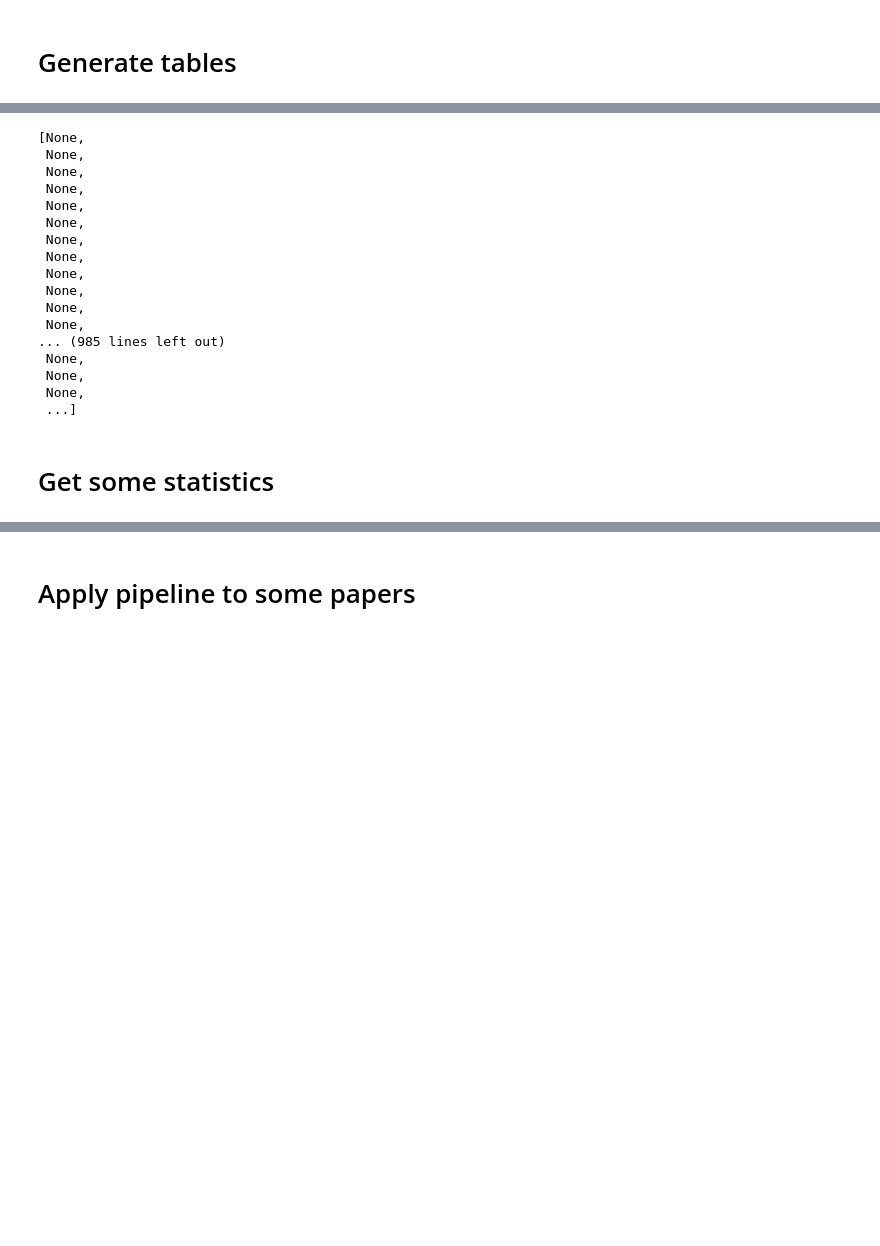
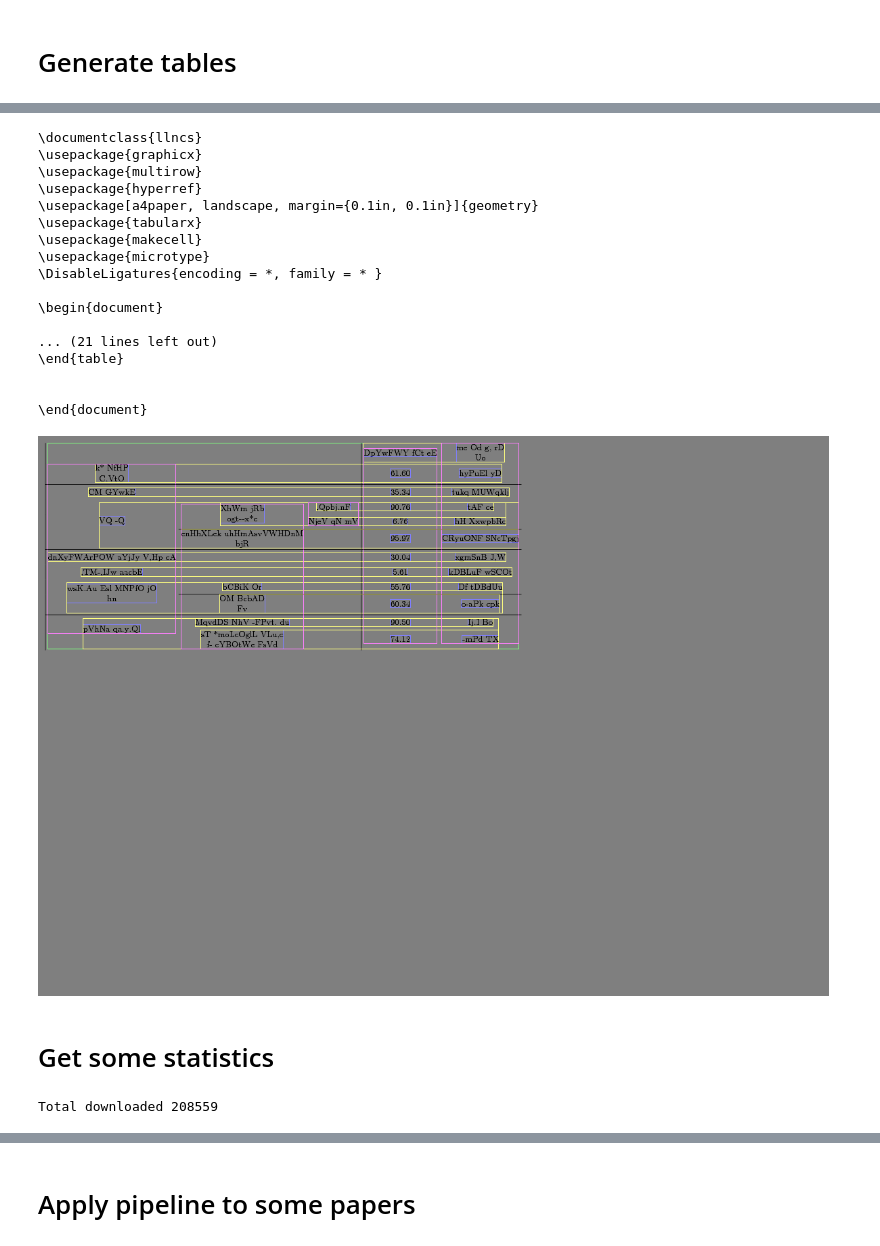
Before and after one commit to windj007/tablex-dataset, a Jupyter notebook: dataset_from_latex.ipynb, the cells around one changed output, grey strips where cells are left out. Saved outputs shown, nothing was run; the diff lists cells and outputs as text; code cells hidden in the pictures; blank space fills up the shorter version.

```diff
--- a/dataset_from_latex.ipynb
+++ b/dataset_from_latex.ipynb
@@ -130,37 +186,46 @@ make_demo_mask(page_img,
 # %%
-# render_table(table_def, '/notebook/templates/springer/', '/notebook/generated/1.pdf',
-#              display_demo=True)
+# %%prun
+render_table(table_def, '/notebook/templates/springer/', '/notebook/generated/1.pdf',
+             print_latex_content=True,
+             display_demo=True,
+             on_wrong_parse='ignore')
+# %% [output]
+\documentclass{llncs}
+\usepackage{graphicx}
+\usepackage{multirow}
+\usepackage{hyperref}
+\usepackage[a4paper, landscape, margin={0.1in, 0.1in}]{geometry}
+\usepackage{tabularx}
+\usepackage{makecell}
+\usepackage{microtype}
+\DisableLigatures{encoding = *, family = * }
+
+\begin{document}
+
+... (21 lines left out)
+\end{table}
+
+
+\end{document}
+[figure, added]
 # %%
 def gen_and_save_table(i, seed):
     numpy.random.seed(seed)
     table_def = gen_table_contents()
-    render_table(table_def, '/notebook/templates/springer/', '/notebook/generated/src/{}'.format(i))
+    render_table(table_def, '/notebook/templates/springer/', '/notebook/generated/complex_clean/src/{}'.format(i))
 
 seeds = numpy.random.randint(0, 3000, size=3000)
 joblib.Parallel(n_jobs=8)(joblib.delayed(gen_and_save_table)(i, s) for i, s in enumerate(seeds))
-# %% [output]
-[None,
- None,
- None,
- None,
- None,
- None,
- None,
- None,
- None,
- None,
- None,
- None,
-... (985 lines left out)
- None,
- None,
- None,
- ...]
 # %% [markdown]
 # Get some statistics
 # %%
 archive_files = list(glob.glob('./data/arxiv/sources/*.tar.gz'))
 print('Total downloaded', len(archive_files))
-print('Types:\n', collections.Counter(read_metadata(archive)['content_type']
-                                      for archive in archive_files).most_common())
-print()
+
+# def _get_archive_content_type(fname):
+#     return read_metadata(fname)['content_type']
+# print('Types:\n', collections.Counter(joblib.Parallel(n_jobs=-1)(joblib.delayed(_get_archive_content_type)(archive)
+#                                                                  for archive in archive_files)).most_common())
+# print()
+# %% [output]
+Total downloaded 208559
```
Also changed, not shown: parts of 26 cells of this notebook, 8 other files.
